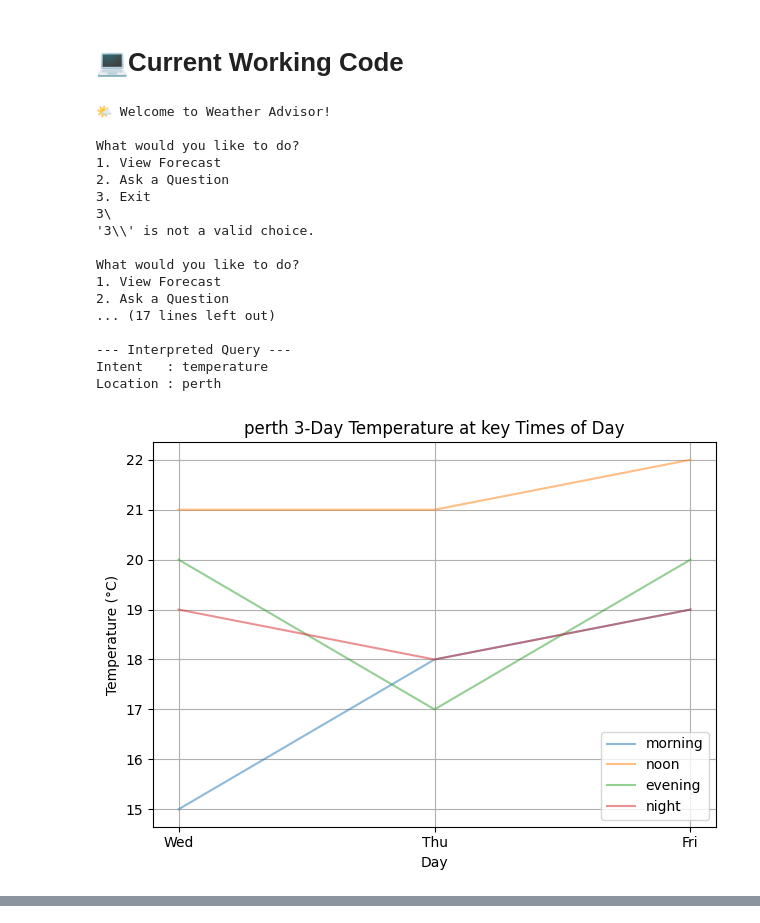
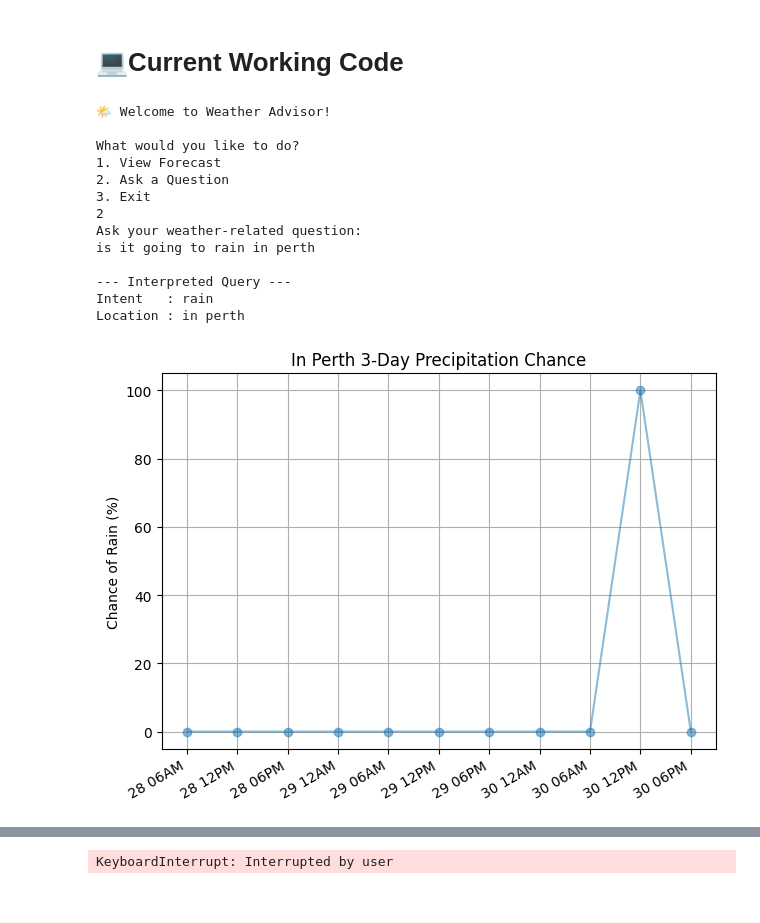
Before and after one commit to NekoFang/ISYS2001, a Jupyter notebook: James.Duong_weatherwise_notebook.ipynb, the cells around one changed output, grey strips where cells are left out. Cells and saved outputs as stored; diff of their text form; code cells hidden in the pictures.

Commit message:
Added: Precipitation visualisation to the main code through the natural language interface
no additional optimisation

```diff
--- a/James.Duong_weatherwise_notebook.ipynb
+++ b/James.Duong_weatherwise_notebook.ipynb
@@ -554,6 +558,7 @@ def display_weather(location):
         print(f"Date: {date}")
         print(f"High: {maxtemp}°C, Low: {mintemp}°C, Rain: {rain_chance}%\n")
 
+# --- Temperature Visualisations3 ---
 
 def extract_temperatures(data, days=3):
     time_map = {'morning':'900', 'noon':'1200', 'evening':'1800', 'night':'2100'}
@@ -627,6 +632,58 @@ def show_temperature_charts(location):
     times, temps_seq = extract_sequential(data, days=3)
     plot_sequential(times, temps_seq, location)
 
+# --- Precipitation Visualisation ---
+
+def extract_sequential_precipitation(data, days=3):
+    """
+    Extracts precipitation chance at 6 AM, 12 PM, 6 PM, and 12 AM for each day.
+    """
+    time_codes = ['600', '1200', '1800', '0']
+    datetimes = []
+    precip_chances = []
+    weather_days = data.get('weather', [])[:days]
+
+    for i, day in enumerate(weather_days):
+        for code in time_codes:
+            if code == '0':
+                if i + 1 < len(weather_days):
+                    next_day = weather_days[i + 1]
+                    dt = datetime.strptime(f"{next_day['date']} 0000", "%Y-%m-%d %H%M")
+                    entry = next((h for h in next_day['hourly'] if h.get('time') == '0'), None)
+                else:
+                    continue
+            else:
+                dt = datetime.strptime(f"{day['date']} {code.zfill(4)}", "%Y-%m-%d %H%M")
+                entry = next((h for h in day['hourly'] if h.get('time') == code), None)
+
+            if entry:
+                datetimes.append(dt)
+                precip_chances.append(int(entry.get('chanceofrain', 0)))
+
+    return datetimes, precip_chances
+
+def show_precipitation_chart(location, days=3):
+    """
+    Fetches data and shows precipitation trend chart for the given location.
+    """
+    data = get_weather_data(location)
+    if not data:
+        print("[Error] Could not load data for precipitation chart.")
+        return
+
+    times, precip = extract_sequential_precipitation(data, days)
+
+    fig, ax = plt.subplots()
+    ax.plot(times, precip, marker='o', alpha=0.5)
+    ax.set_title(f"{location.title()} {days}-Day Precipitation Chance")
+    ax.set_ylabel("Chance of Rain (%)")
+    ax.xaxis.set_major_formatter(mdates.DateFormatter('%d %I%p'))
+    ax.set_xticks(times)
+    fig.autofmt_xdate()
+    ax.grid(True)
+    plt.tight_layout()
+    plt.show()
+
 # --- Natural Language Interface ---
 
 def parse_weather_question(question):
@@ -666,8 +723,7 @@ def handle_natural_language_query():
     elif parsed["intent"] == "forecast":
         display_weather(parsed["location"])
     elif parsed["intent"] == "rain":
-        print(f"✅ [Placeholder] Would show precipitation chart for {parsed['location']}")
-        # TODO: call plot_precipitation_chance(parsed['location'])
+        show_precipitation_chart(parsed['location'])
     elif parsed["intent"] == "temperature":
         show_temperature_charts(parsed['location'])
     else:
@@ -680,40 +736,36 @@ def main():
 
     while True:
         choice = pyip.inputMenu(
             ["View Forecast", "Ask a Question", "Exit"],
             prompt="\nWhat would you like to do?\n",
             numbered=True
         )
 
         if choice == "View Forecast":
             location = input("Enter a location: ")
             display_weather(location)
 
         elif choice == "Ask a Question":
             handle_natural_language_query()
 
         elif choice == "Exit":
             print("Goodbye! Stay safe out there! ☔")
             break
 
 if __name__ == "__main__":
     main()
 # %% [output]
 🌤️ Welcome to Weather Advisor!
 
 What would you like to do?
 1. View Forecast
 2. Ask a Question
 3. Exit
-3\
-'3\\' is not a valid choice.
-
-What would you like to do?
-1. View Forecast
-2. Ask a Question
-... (17 lines left out)
+2
+Ask your weather-related question:
+is it going to rain in perth
 
 --- Interpreted Query ---
-Intent   : temperature
-Location : perth
+Intent   : rain
+Location : in perth
-[figure, old version]
+[figure, new version]
@@ -737,0 +776 @@ Goodbye! Stay safe out there! ☔
+KeyboardInterrupt: Interrupted by user
```
Also changed, not shown: parts of 3 cells of this notebook.
